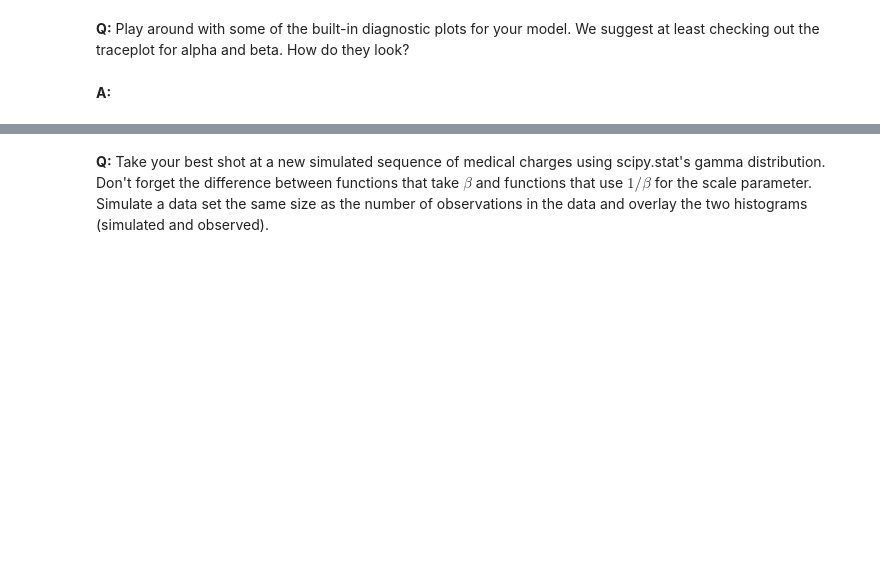
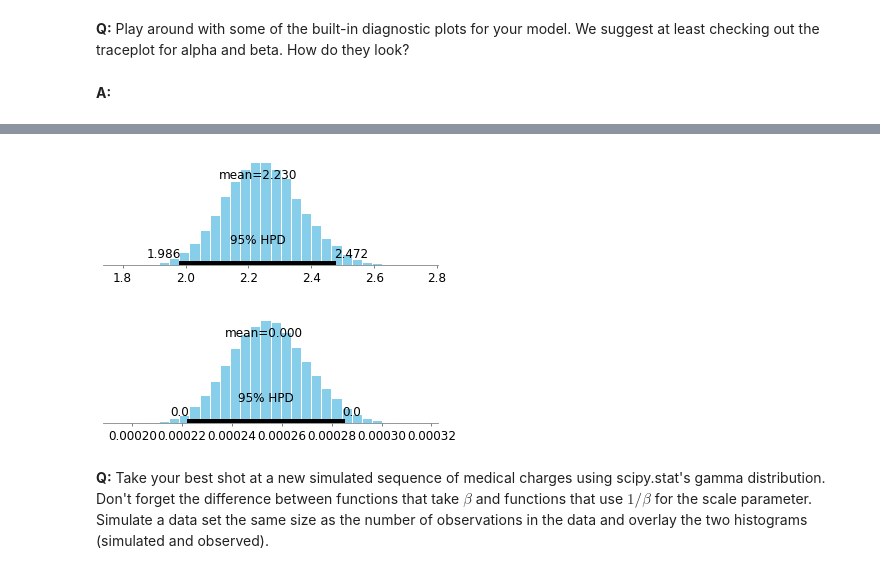
Before and after one commit to arclightspanner/Data_Science_Bootcamp_2019, a Jupyter notebook: Bayesian_stats_Q6.28/inferential_statistics_3-Q.ipynb, the cells around one changed output, grey strips where cells are left out. Drawn from its saved outputs; the diff is of its cells as text; code cells hidden in the pictures; blank space fills up the shorter version.

```diff
--- a/Bayesian_stats_Q6.28/inferential_statistics_3-Q.ipynb
+++ b/Bayesian_stats_Q6.28/inferential_statistics_3-Q.ipynb
@@ -116,3 +185,9 @@ __A:__
+# %%
+_ = pm.plots.plot_posterior(alpha)
+_ = pm.plots.plot_posterior(rate)
+# %% [output]
+[figure, added]
+[figure, added]
 # %% [markdown]
 __Q:__ Take your best shot at a new simulated sequence of medical charges using scipy.stat's gamma distribution. Don't forget the difference between functions that take $\beta$ and functions that use $1/\beta$ for the scale parameter. Simulate a data set the same size as the number of observations in the data and overlay the two histograms (simulated and observed).
 # %% [markdown]
```
Also changed, not shown: parts of 13 cells of this notebook.
